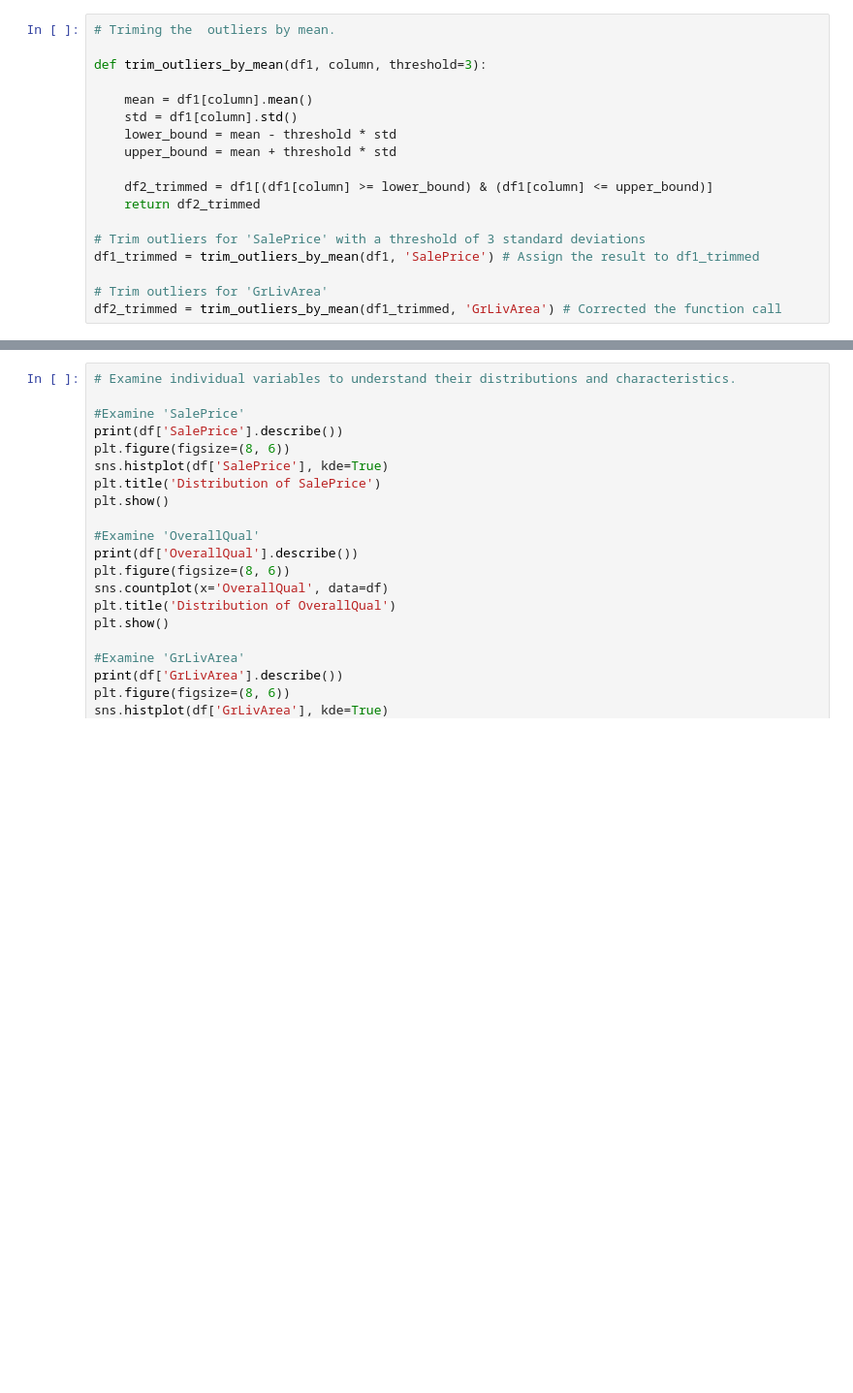
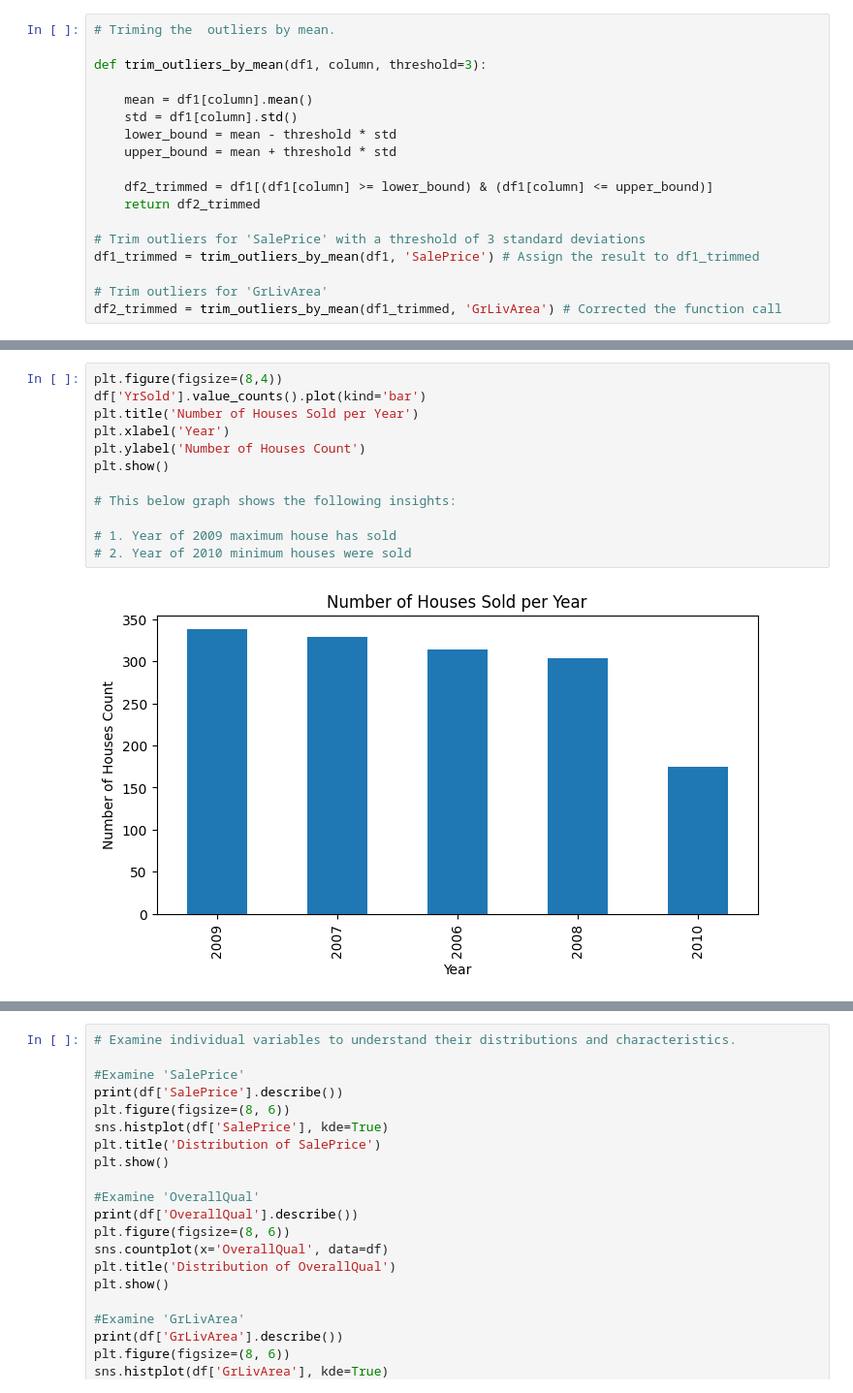
Before and after one commit to radharaju1996/Exploratory-Data-Analysis, a Jupyter notebook: Exploratory Data Analysis.ipynb, the cells around one changed output, grey strips where cells are left out. Shown at 97% size. Saved outputs shown, nothing was run; the diff lists cells and outputs as text; blank space fills up the shorter version.

```diff
--- a/Exploratory Data Analysis.ipynb
+++ b/Exploratory Data Analysis.ipynb
@@ -208,0 +265,14 @@ df2_trimmed = trim_outliers_by_mean(df1_trimmed, 'GrLivArea') # Corrected the fu
+# %%
+plt.figure(figsize=(8,4))
+df['YrSold'].value_counts().plot(kind='bar')
+plt.title('Number of Houses Sold per Year')
+plt.xlabel('Year')
+plt.ylabel('Number of Houses Count')
+plt.show()
+
+# This below graph shows the following insights:
+
+# 1. Year of 2009 maximum house has sold
+# 2. Year of 2010 minimum houses were sold
+# %% [output]
+[figure, added]
```
Also changed, not shown: parts of 12 cells of this notebook.
